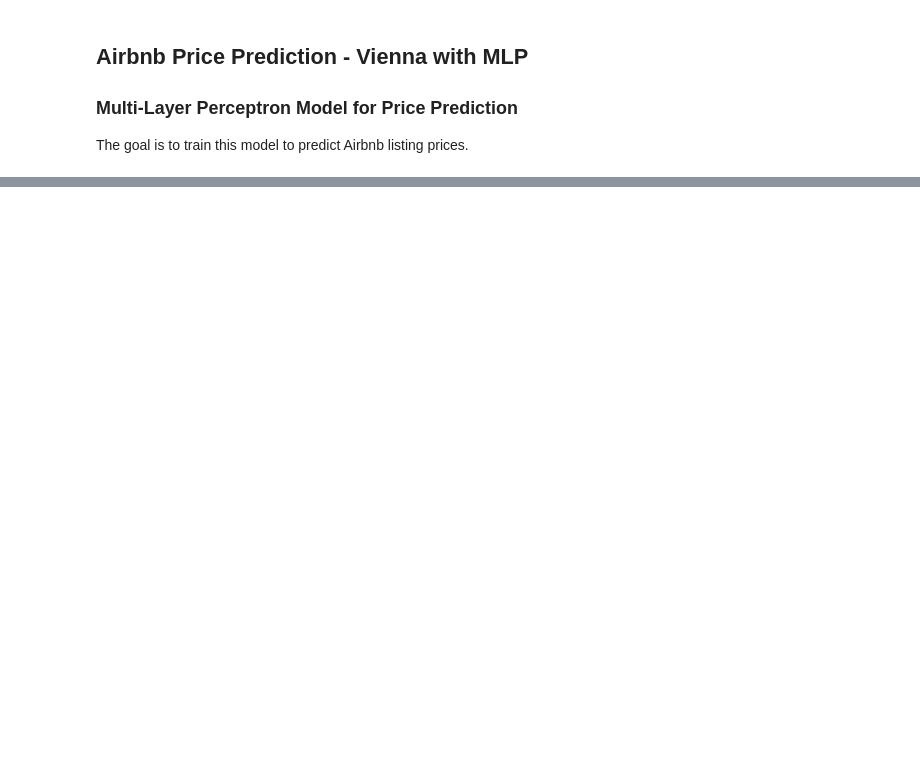
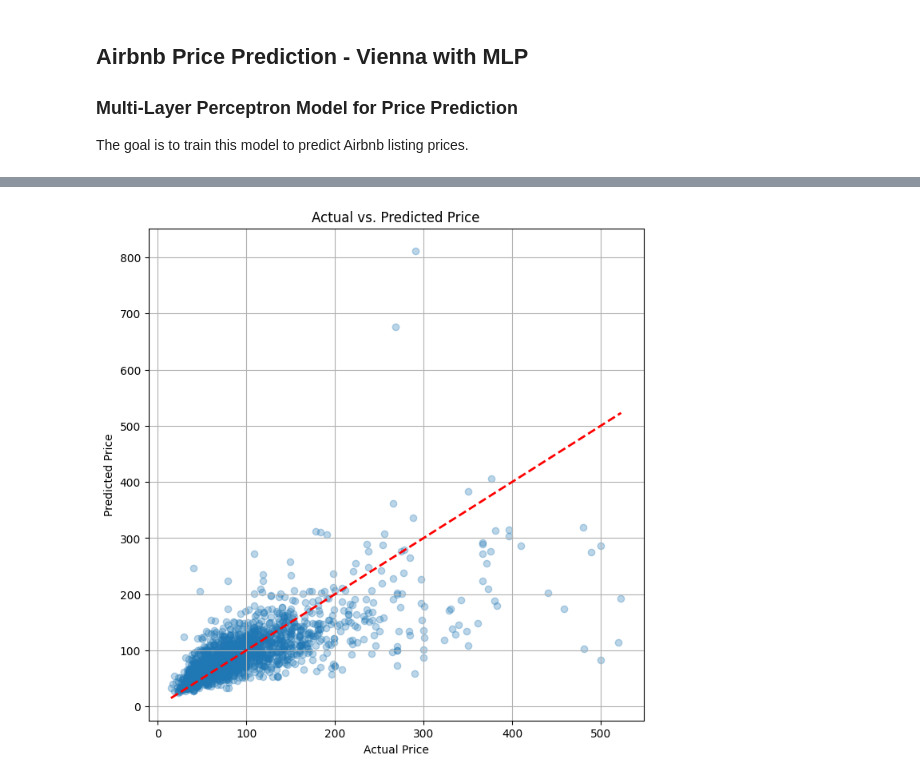
Before and after one commit to AlexanderKlopfenstein/MLProject, a Jupyter notebook: 04_MLP.ipynb, the cells around one changed output, grey strips where cells are left out. Cells and saved outputs as stored; diff of their text form; code cells hidden in the pictures; blank space fills up the shorter version.

```diff
--- a/04_MLP.ipynb
+++ b/04_MLP.ipynb
@@ -217,0 +180,4 @@ Epoch 20/20 - Train MAE: 44.61 - Val MAE: 56.53
+# %%
+# Cell 7: Predict and invert log‐transform
+y_pred_log = pipe.predict(X_test)
+y_pred     = np.expm1(y_pred_log)
@@ -217,0 +204,12 @@ Epoch 20/20 - Train MAE: 44.61 - Val MAE: 56.53
+# %%
+# Plot predicted vs. actual prices
+plt.figure(figsize=(8, 8))
+plt.scatter(y_test, y_pred, alpha=0.3)
+plt.plot([y_test.min(), y_test.max()], [y_test.min(), y_test.max()], '--r', linewidth=2)
+plt.xlabel('Actual Price')
+plt.ylabel('Predicted Price')
+plt.title('Actual vs. Predicted Price')
+plt.grid(True)
+plt.show()
+# %% [output]
+[figure, added]
```
Also changed, not shown: parts of 12 cells of this notebook, 1 other file.
